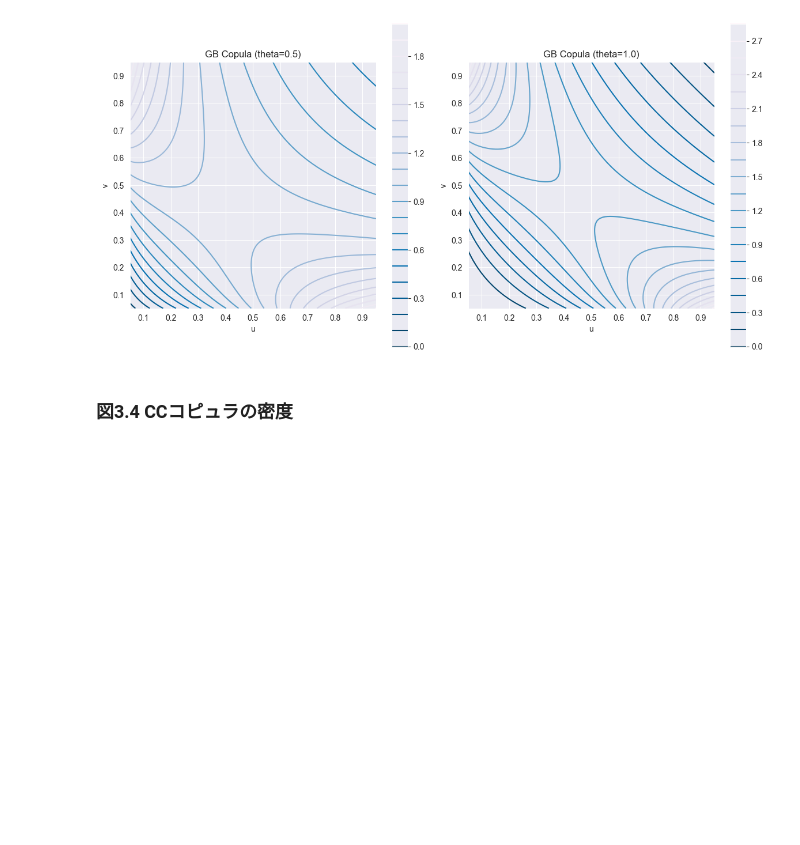
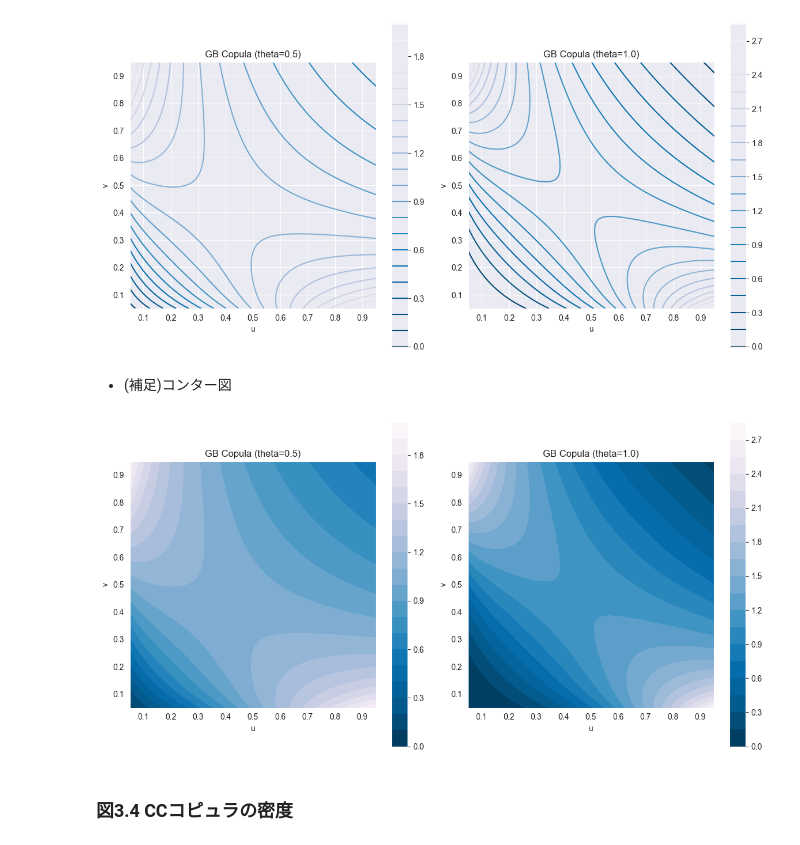
Before and after one commit to sternbow/basic_copula_theory, a Jupyter notebook: Chapter03.ipynb, the cells around one changed output. Cells and saved outputs as stored; diff of their text form; code cells hidden in the pictures; blank space fills up the shorter version.

```diff
--- a/Chapter03.ipynb
+++ b/Chapter03.ipynb
@@ -120,6 +172,32 @@ plt.tight_layout()
 plt.show()
 # %% [output]
 [figure]
+# %% [markdown]
+- (補足)コンター図
+# %%
+# グラフの作成
+fig_contour = plt.figure(figsize=(12, 6))
+
+ax1 = fig_contour.add_subplot(1, 2, 1)
+contour_lower = ax1.contourf(U, V, GB_copula_pdf(U, V, 0.5), levels=20, cmap='PuBu_r')
+fig_contour.colorbar(contour_lower, ax=ax1)
+ax1.set_xlabel('u')
+ax1.set_ylabel('v')
+ax1.set_title('GB Copula (theta=0.5)')
+ax1.set_aspect('equal', adjustable='box')
+
+ax2 = fig_contour.add_subplot(1, 2, 2)
+contour_upper = ax2.contourf(U, V, GB_copula_pdf(U, V, 1.0), levels=20, cmap='PuBu_r')
+fig_contour.colorbar(contour_upper, ax=ax2)
+ax2.set_xlabel('u')
+ax2.set_ylabel('v')
+ax2.set_title('GB Copula (theta=1.0)')
+ax2.set_aspect('equal', adjustable='box')
+
+plt.tight_layout()
+plt.show()
+# %% [output]
+[figure, added]
 # %% [markdown]
 ### **図3.4**   CCコピュラの密度
 # %%
```
Also changed, not shown: parts of 6 cells of this notebook, 1 other file.
